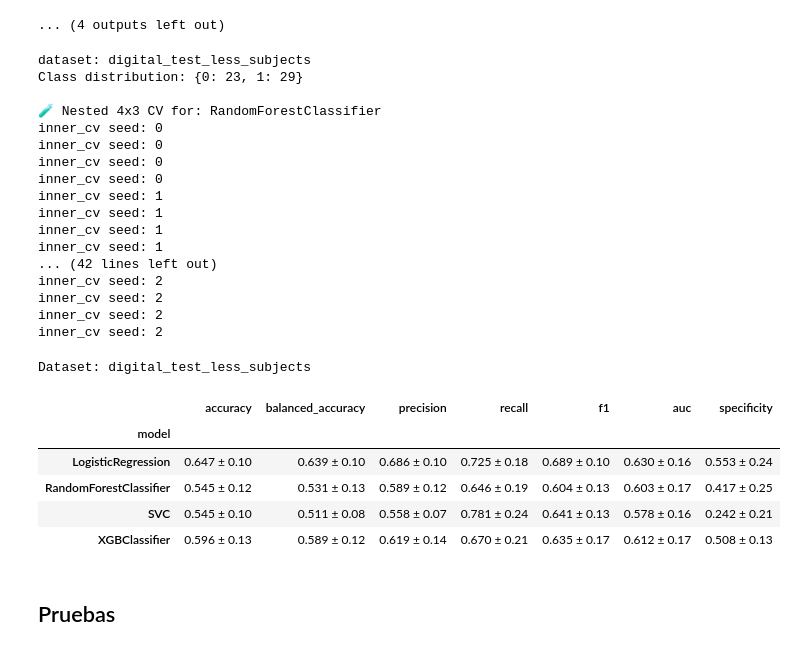
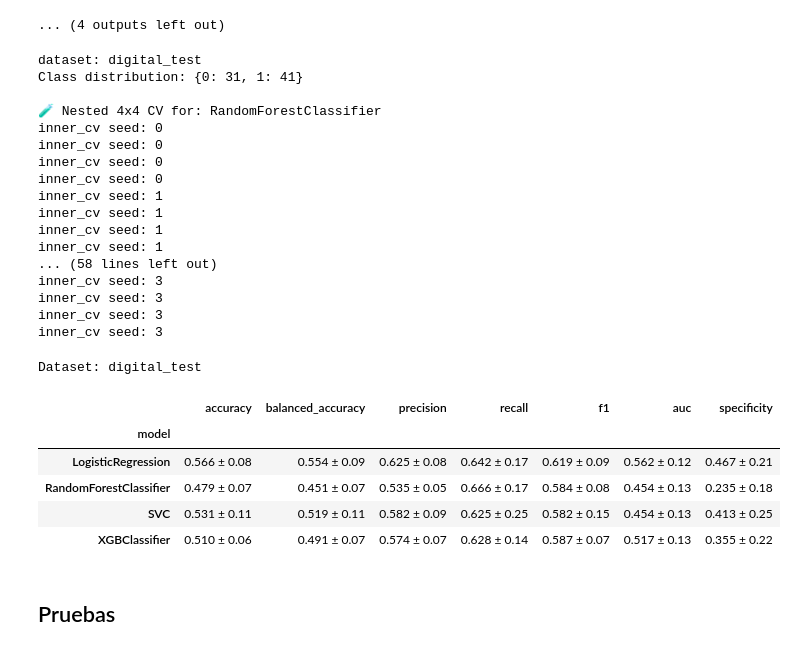
Before and after one commit to gianluca-capelo/tmt-analysis, a Jupyter notebook: notebooks/modelling.ipynb, the cells around one changed output. Drawn from its saved outputs; the diff is of its cells as text; code cells hidden in the pictures.

```diff
--- a/notebooks/modelling.ipynb
+++ b/notebooks/modelling.ipynb
@@ -79,7 +79,10 @@ metadata_path = '../data/metadata/metadata.csv'
 eye_movements_path = '/home/gus/repos/tmt-analysis/src/eye_analysis/eye_movements_metrics.csv'
 
 
-newest_file_path = '../data/hand_analysis/2025-05-27_16-27-44/analysis.csv'
+# newest_file_path = '../data/hand_analysis/2025-05-27_16-27-44/analysis.csv'
+newest_file_path = '../data/hand_analysis/2025-05-29_14-48-15/analysis.csv'
+
+
 
 df = pd.read_csv(newest_file_path)
 # %%
@@ -963,11 +948,11 @@ SPECIFICITY:
 # ───────────────────────────────────────────────────────────────
 # 0. SET-UP GENERAL (igual que antes)
 # ───────────────────────────────────────────────────────────────
-dataset = 'digital_test_less_subjects'
+dataset = 'digital_test'
 importances_added = False
 print('dataset:', dataset)
 n_splits = 4
-n_repeats = 3
+n_repeats = 4
 
 # Selección del dataset
 match dataset:
@@ -1077,8 +1062,8 @@ for model in models:
         pipeline = Pipeline([
             ('imputer', SimpleImputer(strategy='mean')),
             ('scaler', StandardScaler()),
-            ('feature_selection', RFE(LogisticRegression(max_iter=1000),
-                                      n_features_to_select=n_importances)),
+            # ('feature_selection', RFE(LogisticRegression(max_iter=1000),
+            #                           n_features_to_select=n_importances)),
             ('classifier', model)
         ])
 
@@ -1154,46 +1139,46 @@ metrics_std = (all_metrics_df
                .groupby('model')
                .std(numeric_only=True))
 # …
 # all_metrics_df.to_csvf(f'notebooks/results/modelling/all_metrics_{dataset}_nested{n_splits}x{n_repeats}CV.csv',index=False)
 bold_max(metrics_comparison)
 
 #  Create new DataFrame with formatted strings
 metrics_comparison_str = pd.DataFrame(index=metrics_comparison.index)
 
 for metric in metrics_to_plot:
     means = metrics_comparison[metric]
     stds = metrics_std[metric]
     metrics_comparison_str[metric] = [
         f"{mean:.3f} ± {std:.2f}" for mean, std in zip(means, stds)
     ]
 
 metrics_comparison_str
 bold_max(metrics_comparison_str, dataset=dataset)
 # %% [output]
-dataset: digital_test_less_subjects
-Class distribution: {0: 23, 1: 29}
+dataset: digital_test
+Class distribution: {0: 31, 1: 41}
 
-🧪 Nested 4x3 CV for: RandomForestClassifier
+🧪 Nested 4x4 CV for: RandomForestClassifier
 inner_cv seed: 0
 inner_cv seed: 0
 inner_cv seed: 0
 inner_cv seed: 0
 inner_cv seed: 1
 inner_cv seed: 1
 inner_cv seed: 1
 inner_cv seed: 1
-... (42 lines left out)
-inner_cv seed: 2
-inner_cv seed: 2
-inner_cv seed: 2
-inner_cv seed: 2
+... (58 lines left out)
+inner_cv seed: 3
+inner_cv seed: 3
+inner_cv seed: 3
+inner_cv seed: 3
-Dataset: digital_test_less_subjects
+Dataset: digital_test
 |  | accuracy | balanced_accuracy | precision | recall | f1 | auc | specificity |
 | model |  |  |  |  |  |  |  |
-| LogisticRegression | 0.647 ± 0.10 | 0.639 ± 0.10 | 0.686 ± 0.10 | 0.725 ± 0.18 | 0.689 ± 0.10 | 0.630 ± 0.16 | 0.553 ± 0.24 |
-| RandomForestClassifier | 0.545 ± 0.12 | 0.531 ± 0.13 | 0.589 ± 0.12 | 0.646 ± 0.19 | 0.604 ± 0.13 | 0.603 ± 0.17 | 0.417 ± 0.25 |
-| SVC | 0.545 ± 0.10 | 0.511 ± 0.08 | 0.558 ± 0.07 | 0.781 ± 0.24 | 0.641 ± 0.13 | 0.578 ± 0.16 | 0.242 ± 0.21 |
-| XGBClassifier | 0.596 ± 0.13 | 0.589 ± 0.12 | 0.619 ± 0.14 | 0.670 ± 0.21 | 0.635 ± 0.17 | 0.612 ± 0.17 | 0.508 ± 0.13 |
+| LogisticRegression | 0.566 ± 0.08 | 0.554 ± 0.09 | 0.625 ± 0.08 | 0.642 ± 0.17 | 0.619 ± 0.09 | 0.562 ± 0.12 | 0.467 ± 0.21 |
+| RandomForestClassifier | 0.479 ± 0.07 | 0.451 ± 0.07 | 0.535 ± 0.05 | 0.666 ± 0.17 | 0.584 ± 0.08 | 0.454 ± 0.13 | 0.235 ± 0.18 |
+| SVC | 0.531 ± 0.11 | 0.519 ± 0.11 | 0.582 ± 0.09 | 0.625 ± 0.25 | 0.582 ± 0.15 | 0.454 ± 0.13 | 0.413 ± 0.25 |
+| XGBClassifier | 0.510 ± 0.06 | 0.491 ± 0.07 | 0.574 ± 0.07 | 0.628 ± 0.14 | 0.587 ± 0.07 | 0.517 ± 0.13 | 0.355 ± 0.22 |
 # %%
 #  Create new DataFrame with formatted strings
 metrics_comparison_str = pd.DataFrame(index=metrics_comparison.index)
```
Also changed, not shown: parts of 3 cells of this notebook.
